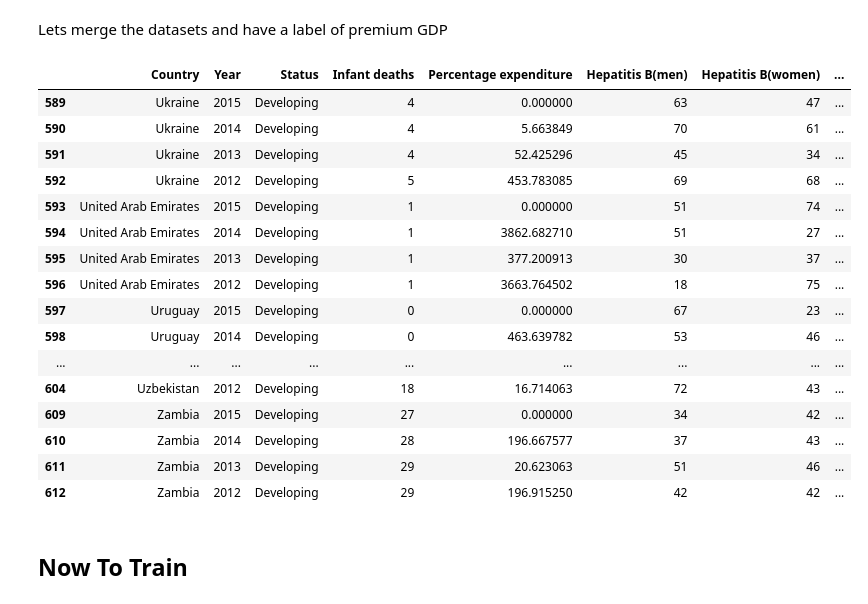
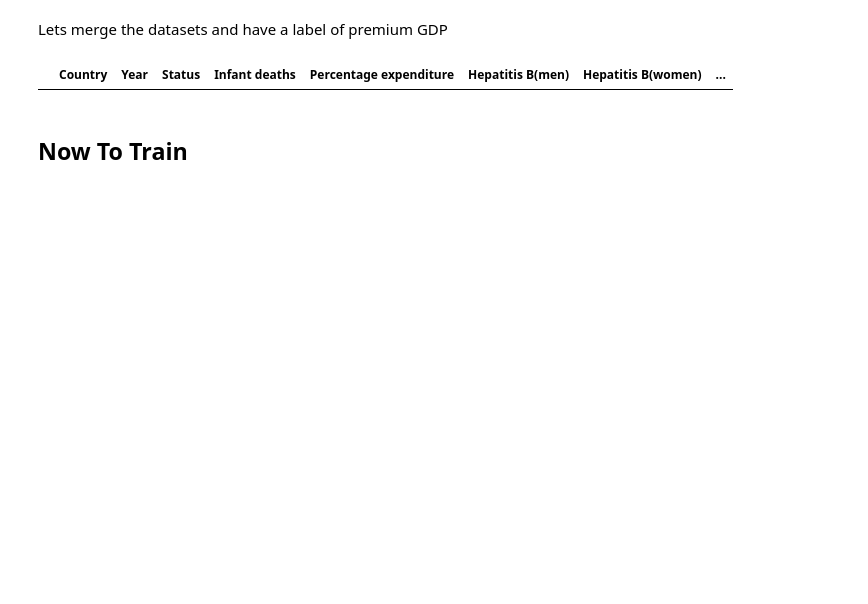
Before and after one commit to DaWaildHorse/Capstone_Project, a Jupyter notebook: Model.ipynb, the cells around one changed output. Drawn from its saved outputs; the diff is of its cells as text; code cells hidden in the pictures; blank space fills up the shorter version.

```diff
--- a/Model.ipynb
+++ b/Model.ipynb
@@ -99,6 +100,9 @@ Venezuela, RB
 Vietnam
 Yemen, Rep.
 Zambia
+# %%
+GDP_df = GDP_df.drop(["Total"], axis=1)
+GDP_df.to_csv("GDP_df.csv")
 # %%
 # Step 1: Ensure values are numeric
 year_columns = ['2012', '2013', '2014', '2015']
@@ -436,23 +434,7 @@ df_merged = df_merged[~df_merged['Country'].isin(countries_with_nan)]
 # %%
-df_merged.tail(20)
+df_merged[df_merged.index == "China"]
 # %% [output]
 |  | Country | Year | Status | Infant deaths | Percentage expenditure | Hepatitis B(men) | Hepatitis B(women) | ... |
-| 589 | Ukraine | 2015 | Developing | 4 | 0.000000 | 63 | 47 | ... |
-| 590 | Ukraine | 2014 | Developing | 4 | 5.663849 | 70 | 61 | ... |
-| 591 | Ukraine | 2013 | Developing | 4 | 52.425296 | 45 | 34 | ... |
-| 592 | Ukraine | 2012 | Developing | 5 | 453.783085 | 69 | 68 | ... |
-| 593 | United Arab Emirates | 2015 | Developing | 1 | 0.000000 | 51 | 74 | ... |
-| 594 | United Arab Emirates | 2014 | Developing | 1 | 3862.682710 | 51 | 27 | ... |
-| 595 | United Arab Emirates | 2013 | Developing | 1 | 377.200913 | 30 | 37 | ... |
-| 596 | United Arab Emirates | 2012 | Developing | 1 | 3663.764502 | 18 | 75 | ... |
-| 597 | Uruguay | 2015 | Developing | 0 | 0.000000 | 67 | 23 | ... |
-| 598 | Uruguay | 2014 | Developing | 0 | 463.639782 | 53 | 46 | ... |
-| ... | ... | ... | ... | ... | ... | ... | ... | ... |
-| 604 | Uzbekistan | 2012 | Developing | 18 | 16.714063 | 72 | 43 | ... |
-| 609 | Zambia | 2015 | Developing | 27 | 0.000000 | 34 | 42 | ... |
-| 610 | Zambia | 2014 | Developing | 28 | 196.667577 | 37 | 43 | ... |
-| 611 | Zambia | 2013 | Developing | 29 | 20.623063 | 51 | 46 | ... |
-| 612 | Zambia | 2012 | Developing | 29 | 196.915250 | 42 | 42 | ... |
 # %% [markdown]
 ## Now To Train
 # %%
```
Also changed, not shown: parts of 6 cells of this notebook, 8 other files.
